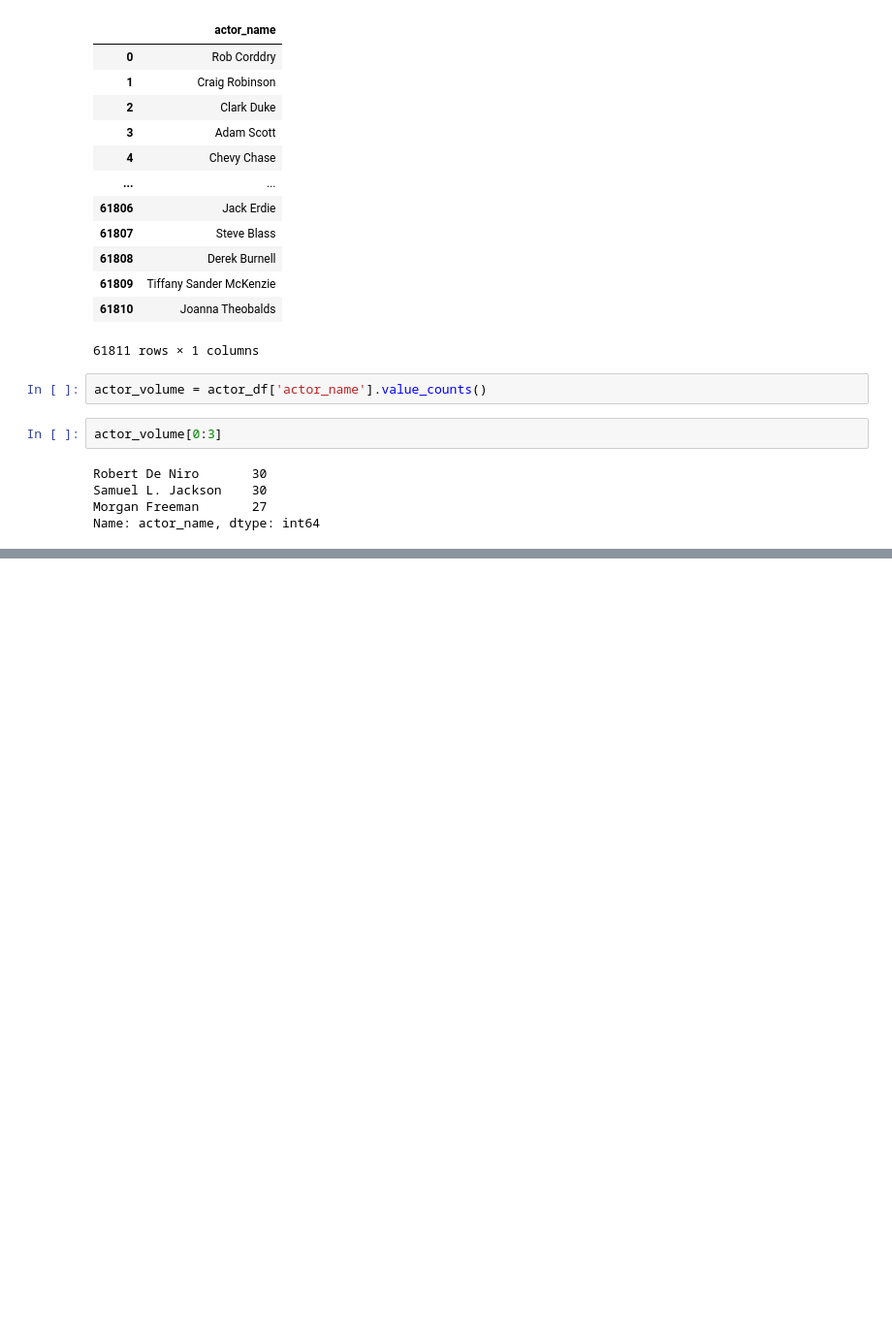
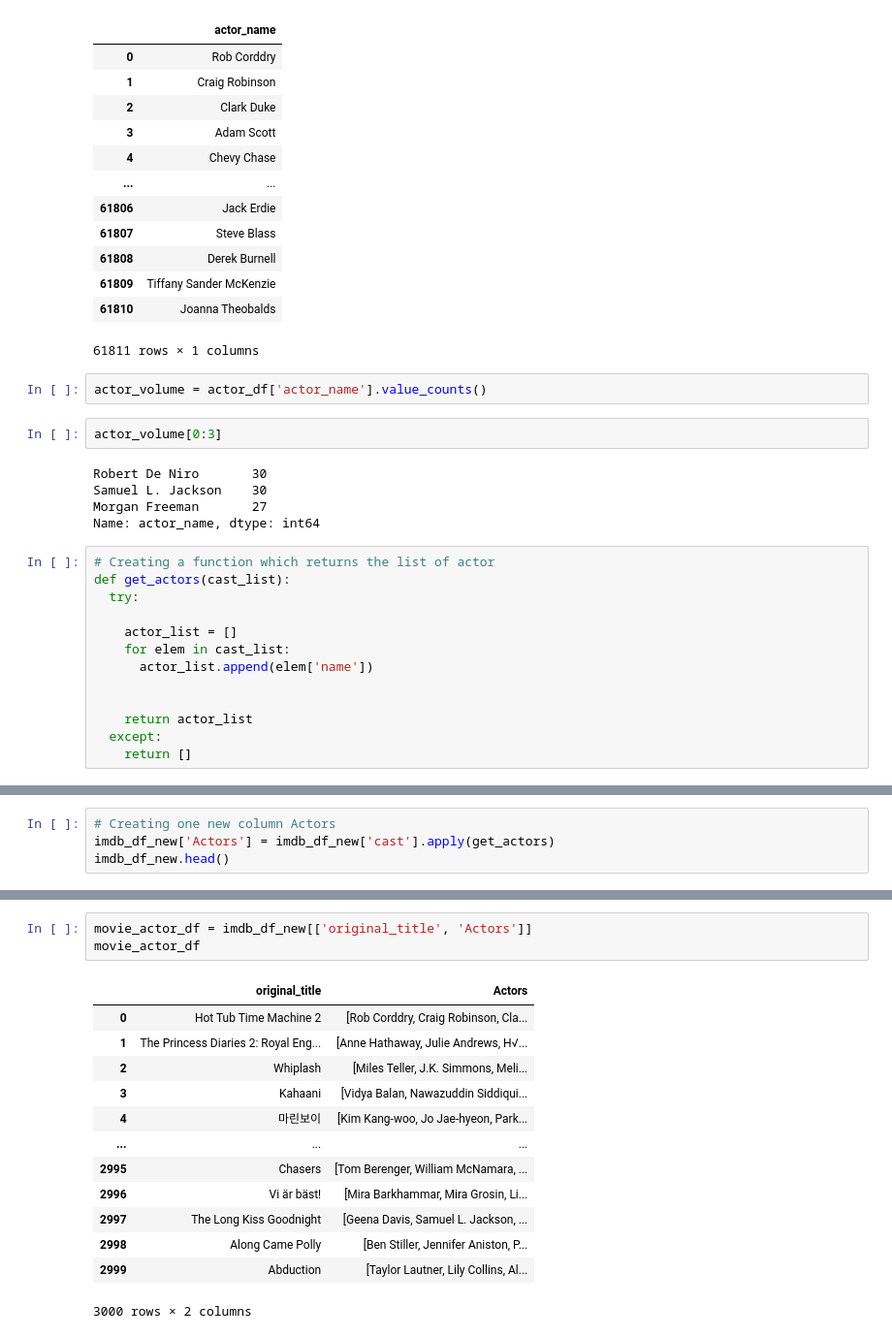
Before and after one commit to rishabhk1501/EDA-on-IMDB-Dataset, a Jupyter notebook: EDA_on_IMDB_Dataset.ipynb, the cells around one changed output, grey strips where cells are left out. Shown at 97% size. Cells and saved outputs as stored; diff of their text form; blank space fills up the shorter version.

```diff
--- a/EDA_on_IMDB_Dataset.ipynb
+++ b/EDA_on_IMDB_Dataset.ipynb
@@ -698,3 +704,16 @@ Robert De Niro       30
 Samuel L. Jackson    30
 Morgan Freeman       27
 Name: actor_name, dtype: int64
+# %%
+# Creating a function which returns the list of actor
+def get_actors(cast_list):
+  try:
+
+    actor_list = []
+    for elem in cast_list:
+      actor_list.append(elem['name'])
+
+
+    return actor_list
+  except:
+    return []
@@ -700,0 +758,4 @@ Name: actor_name, dtype: int64
+# %%
+# Creating one new column Actors
+imdb_df_new['Actors'] = imdb_df_new['cast'].apply(get_actors)
+imdb_df_new.head()
@@ -700,0 +769,17 @@ Name: actor_name, dtype: int64
+# %%
+movie_actor_df = imdb_df_new[['original_title', 'Actors']]
+movie_actor_df
+# %% [output]
+|  | original_title | Actors |
+| 0 | Hot Tub Time Machine 2 | [Rob Corddry, Craig Robinson, Cla... |
+| 1 | The Princess Diaries 2: Royal Eng... | [Anne Hathaway, Julie Andrews, H√... |
+| 2 | Whiplash | [Miles Teller, J.K. Simmons, Meli... |
+| 3 | Kahaani | [Vidya Balan, Nawazuddin Siddiqui... |
+| 4 | 마린보이 | [Kim Kang-woo, Jo Jae-hyeon, Park... |
+| ... | ... | ... |
+| 2995 | Chasers | [Tom Berenger, William McNamara, ... |
+| 2996 | Vi är bäst! | [Mira Barkhammar, Mira Grosin, Li... |
+| 2997 | The Long Kiss Goodnight | [Geena Davis, Samuel L. Jackson, ... |
+| 2998 | Along Came Polly | [Ben Stiller, Jennifer Aniston, P... |
+| 2999 | Abduction | [Taylor Lautner, Lily Collins, Al... |
+3000 rows × 2 columns
```
Also changed, not shown: parts of 26 cells of this notebook.
